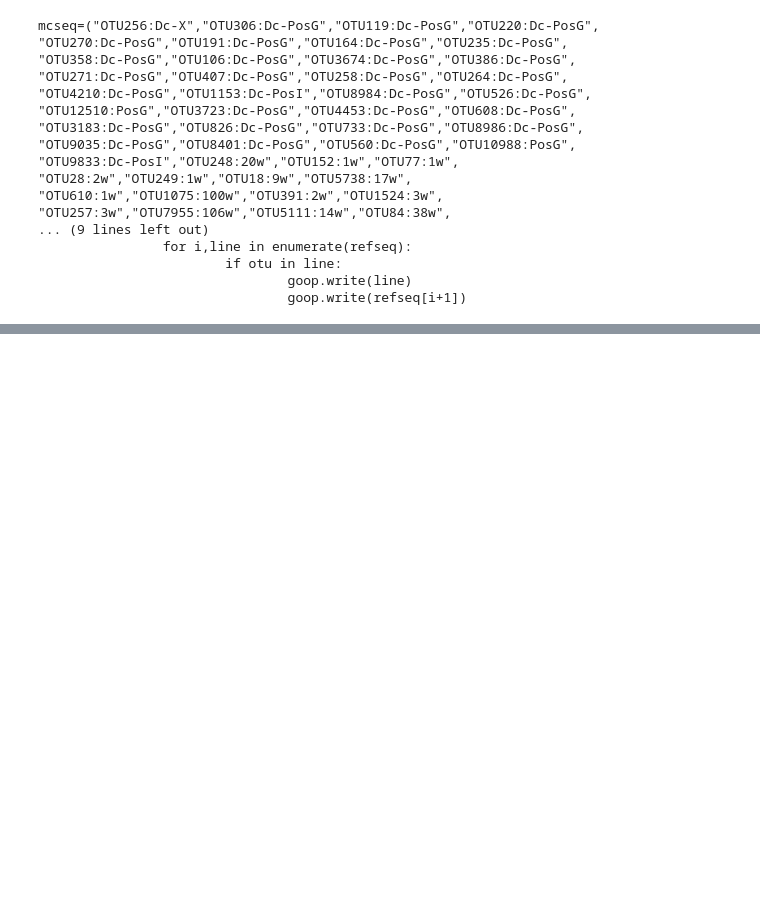
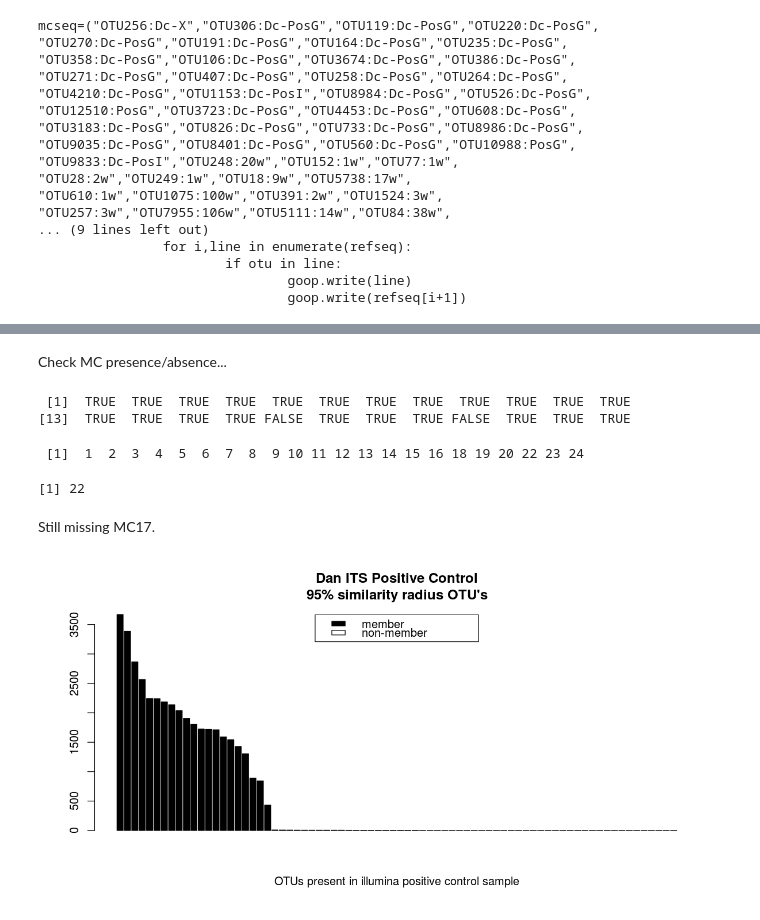
Before and after one commit to danchurch/taiwan_combined_stats, a Jupyter notebook: CSrev/CSrev.ipynb, the cells around one changed output, grey strips where cells are left out. Drawn from its saved outputs; the diff is of its cells as text; code cells hidden in the pictures; blank space fills up the shorter version.

```diff
--- a/CSrev/CSrev.ipynb
+++ b/CSrev/CSrev.ipynb
@@ -374,0 +573,3 @@ not enough rows... check this
+# %%
+blast <- read.csv("mcblast_danITS95.csv", stringsAsFactors=FALSE)
+blast
@@ -374,0 +594,34 @@ not enough rows... check this
+# %%
+goodblast <- blast[blast$length > 100,]
+# %% [markdown]
+Check MC presence/absence...
+# %%
+1:24 %in% goodblast$sseqid
+# %% [output]
+ [1]  TRUE  TRUE  TRUE  TRUE  TRUE  TRUE  TRUE  TRUE  TRUE  TRUE  TRUE  TRUE
+[13]  TRUE  TRUE  TRUE  TRUE FALSE  TRUE  TRUE  TRUE FALSE  TRUE  TRUE  TRUE
+# %%
+sort(unique(goodblast$sseqid)); length(unique(goodblast$sseqid))
+# %% [output]
+ [1]  1  2  3  4  5  6  7  8  9 10 11 12 13 14 15 16 18 19 20 22 23 24
+[1] 22
+# %% [markdown]
+Still missing MC17.
+# %%
+member <- names(danITS95) %in% goodblast$qseqid ## danITS95 created above
+MC <- vector(length = length(danITS95))
+danITS95bar <- data.frame(cbind(danITS95, member, MC))
+for (i in 1:nrow(danITS95bar)){
+        if (rownames(danITS95bar)[i] %in% goodblast$qseqid) {
+                search <- grep(rownames(danITS95bar)[i], goodblast$qseqid)
+                danITS95bar$MC[i] <- goodblast$sseqid[search]
+        }
+    }
+# %%
+options(repr.plot.width = 10, repr.plot.height = 5)
+barplot(danITS95bar$danITS95, names.arg=NULL, col = danITS95bar$member,
+        main="Dan ITS Positive Control\n95% similarity radius OTU's",
+        xlab='OTUs present in illumina positive control sample')
+        legend("top", legend=c('member','non-member'), fill=c(1,0))
+# %% [output]
+[figure, added]
```
Also changed, not shown: parts of 55 cells of this notebook, 12 other files.
